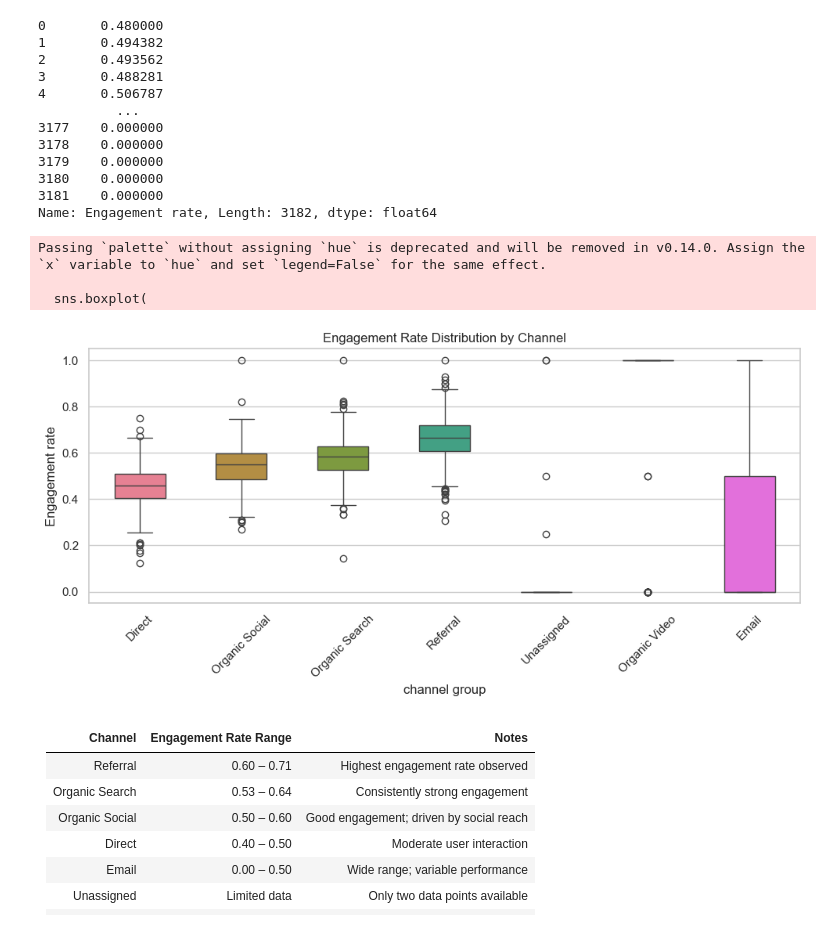
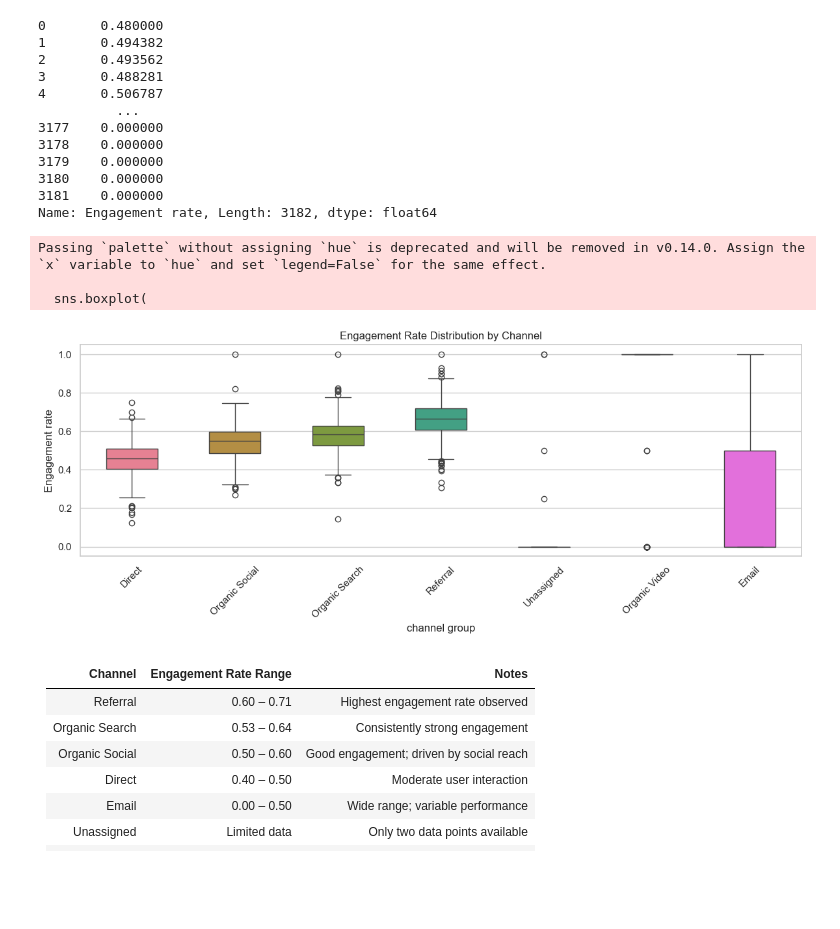
Before and after one commit to Priti115/WebsiteTrafficandEngagementAnalysis, a Jupyter notebook: website analysis.ipynb, the cells around one changed output. Drawn from its saved outputs; the diff is of its cells as text; code cells hidden in the pictures; blank space fills up the shorter version.

```diff
--- a/website analysis.ipynb
+++ b/website analysis.ipynb
@@ -272,23 +277,23 @@ df['Engagement rate']
 3181    0.000000
 Name: Engagement rate, Length: 3182, dtype: float64
 # %%
-plt.figure(figsize=(10, 5))
+plt.figure(figsize=(12, 5))
 sns.boxplot(
     x="channel group",
     y="Engagement rate",
     data=df,
     palette="husl",
     width=0.5
 )
 plt.title("Engagement Rate Distribution by Channel")
 plt.xticks(rotation=45)
 plt.tight_layout()  # Optional: to prevent label cutoff
 plt.show()
 # %% [output]
 Passing `palette` without assigning `hue` is deprecated and will be removed in v0.14.0. Assign the `x` variable to `hue` and set `legend=False` for the same effect.
 
   sns.boxplot(
-[figure, old version]
+[figure, new version]
 # %%
 # I am using the box plot instated of bar plot because i want to see the distribution of the Engagement rate across differnet channels , if we want to see the mean or the sum then we can use boxplot
 # %% [markdown]
```
Also changed, not shown: parts of 13 cells of this notebook, 4 other files.
